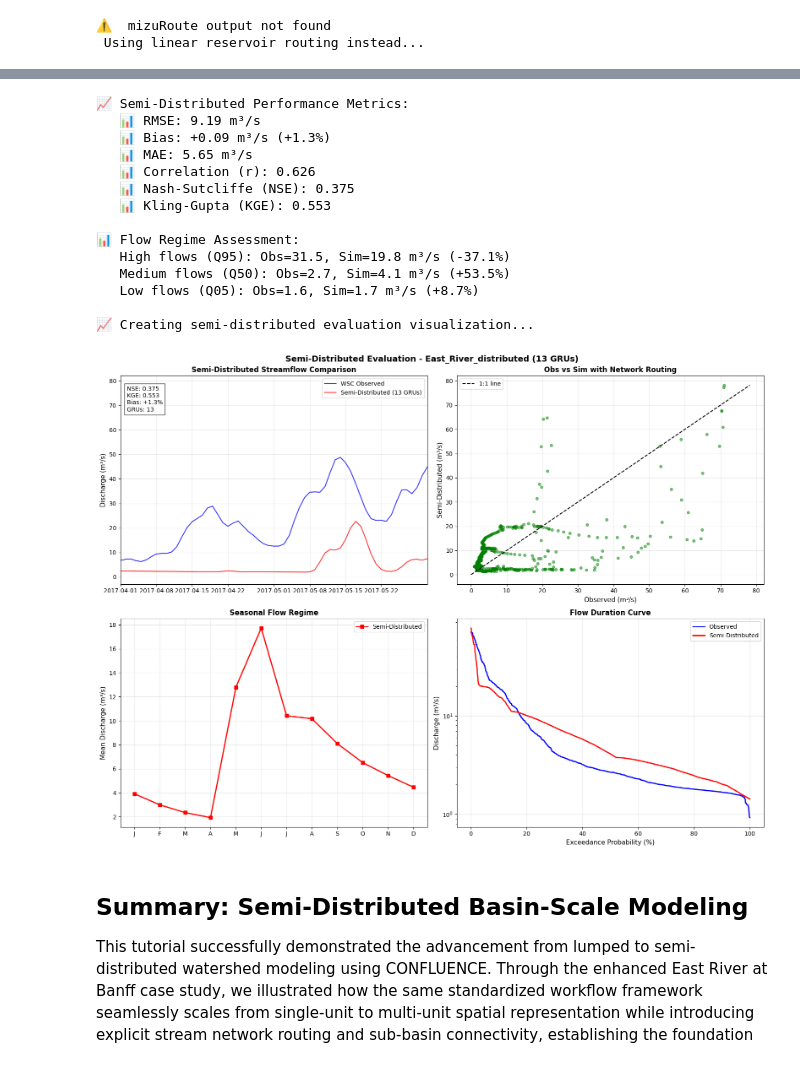
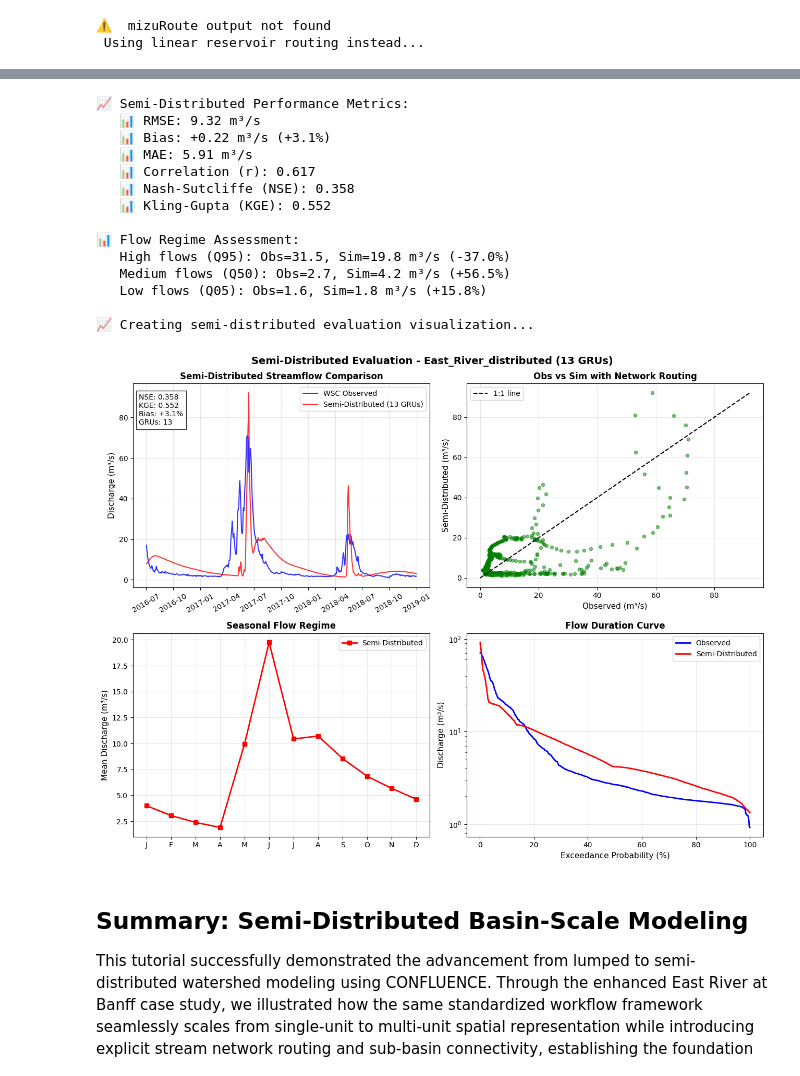
Before and after one commit to dlhogan97/CONFLUENCE-uwmtnhydro, a Jupyter notebook: ess-project/examples/02b_basin_semi_distributed.ipynb, the cells around one changed output, grey strips where cells are left out. Drawn from its saved outputs; the diff is of its cells as text; code cells hidden in the pictures.

Commit message:
updates to the semi distributed model run

```diff
--- a/ess-project/examples/02b_basin_semi_distributed.ipynb
+++ b/ess-project/examples/02b_basin_semi_distributed.ipynb
@@ -75,7 +75,7 @@ config_updates = {
     'CONFLUENCE_CODE_DIR': str(CONFLUENCE_CODE_DIR),
     'CONFLUENCE_DATA_DIR': str(CONFLUENCE_DATA_DIR),
     'DOMAIN_NAME': 'East_River_distributed',
-    'EXPERIMENT_ID': '20250915_distributed_gw_bigBuckt',
+    'EXPERIMENT_ID': '20250916_distributed_adjusted_snowparams',
     'DOMAIN_DEFINITION_METHOD': 'delineate',    # KEY CHANGE: watershed delineation vs lumped
     'STREAM_THRESHOLD': 5000,                   # Controls number of sub-basins
     'DOMAIN_DISCRETIZATION': 'GRUs',            # Grouped Response Units
@@ -953,7 +949,7 @@ for regime, (obs_q, sim_q) in flow_stats.items():
 
 print(f"\n📈 Creating semi-distributed evaluation visualization...")
 
-fig, axes = plt.subplots(2, 2, figsize=(16, 12))
+fig, axes = plt.subplots(2, 2, figsize=(13, 10))
 
 # Time series comparison (top left)
 ax1 = axes[0, 0]
@@ -964,9 +960,11 @@ ax1.plot(sim_valid.index, sim_valid.values, 'r-',
 
 ax1.set_ylabel('Discharge (m³/s)', fontsize=11)
 ax1.set_title('Semi-Distributed Streamflow Comparison', fontweight='bold')
+# rotate x-ticks for clarity
+ax1.tick_params(axis='x', rotation=30)
 ax1.legend()
 ax1.grid(True, alpha=0.3)
-ax1.set_xlim([datetime(2017,4,1), datetime(2017,5,31)])
+# ax1.set_xlim([datetime(2017,4,1), datetime(2017,5,31)])
 
 # Add performance metrics
 metrics_text = f'NSE: {nse:.3f}\nKGE: {kge:.3f}\nBias: {pbias:+.1f}%\nGRUs: {len(basins_gdf)}'
@@ -1004,43 +1002,43 @@ ax3.legend()
 ax3.grid(True, alpha=0.3)
 
 # Flow duration curve (bottom right)
 ax4 = axes[1, 1]
 
 # Calculate exceedance probabilities
 obs_sorted = obs_valid.sort_values(ascending=False)
 sim_sorted = sim_valid.sort_values(ascending=False)
 obs_ranks = np.arange(1., len(obs_sorted) + 1) / len(obs_sorted) * 100
 sim_ranks = np.arange(1., len(sim_sorted) + 1) / len(sim_sorted) * 100
 
 ax4.semilogy(obs_ranks, obs_sorted, 'b-', label='Observed', linewidth=2)
 ax4.semilogy(sim_ranks, sim_sorted, 'r-', label='Semi-Distributed', linewidth=2)
 
 ax4.set_xlabel('Exceedance Probability (%)', fontsize=11)
 ax4.set_ylabel('Discharge (m³/s)', fontsize=11)
 ax4.set_title('Flow Duration Curve', fontweight='bold')
 ax4.legend()
 ax4.grid(True, alpha=0.3)
 
 plt.suptitle(f'Semi-Distributed Evaluation - {config_dict["DOMAIN_NAME"]} ({len(basins_gdf)} GRUs)',
              fontsize=14, fontweight='bold')
 plt.tight_layout()
 plt.show()
 # %% [output]
 📈 Semi-Distributed Performance Metrics:
-   📊 RMSE: 9.19 m³/s
-   📊 Bias: +0.09 m³/s (+1.3%)
-   📊 MAE: 5.65 m³/s
-   📊 Correlation (r): 0.626
-   📊 Nash-Sutcliffe (NSE): 0.375
-   📊 Kling-Gupta (KGE): 0.553
+   📊 RMSE: 9.32 m³/s
+   📊 Bias: +0.22 m³/s (+3.1%)
+   📊 MAE: 5.91 m³/s
+   📊 Correlation (r): 0.617
+   📊 Nash-Sutcliffe (NSE): 0.358
+   📊 Kling-Gupta (KGE): 0.552
 
 📊 Flow Regime Assessment:
-   High flows (Q95): Obs=31.5, Sim=19.8 m³/s (-37.1%)
-   Medium flows (Q50): Obs=2.7, Sim=4.1 m³/s (+53.5%)
-   Low flows (Q05): Obs=1.6, Sim=1.7 m³/s (+8.7%)
+   High flows (Q95): Obs=31.5, Sim=19.8 m³/s (-37.0%)
+   Medium flows (Q50): Obs=2.7, Sim=4.2 m³/s (+56.5%)
+   Low flows (Q05): Obs=1.6, Sim=1.8 m³/s (+15.8%)
 
 📈 Creating semi-distributed evaluation visualization...
-[figure, old version]
+[figure, new version]
 # %% [markdown]
 ## Summary: Semi-Distributed Basin-Scale Modeling
 This tutorial successfully demonstrated the advancement from lumped to semi-distributed watershed modeling using CONFLUENCE. Through the enhanced East River at Banff case study, we illustrated how the same standardized workflow framework seamlessly scales from single-unit to multi-unit spatial representation while introducing explicit stream network routing and sub-basin connectivity, establishing the foundation for fully distributed hydrological modeling applications.
```
Also changed, not shown: parts of 6 cells of this notebook, 1 other file.
